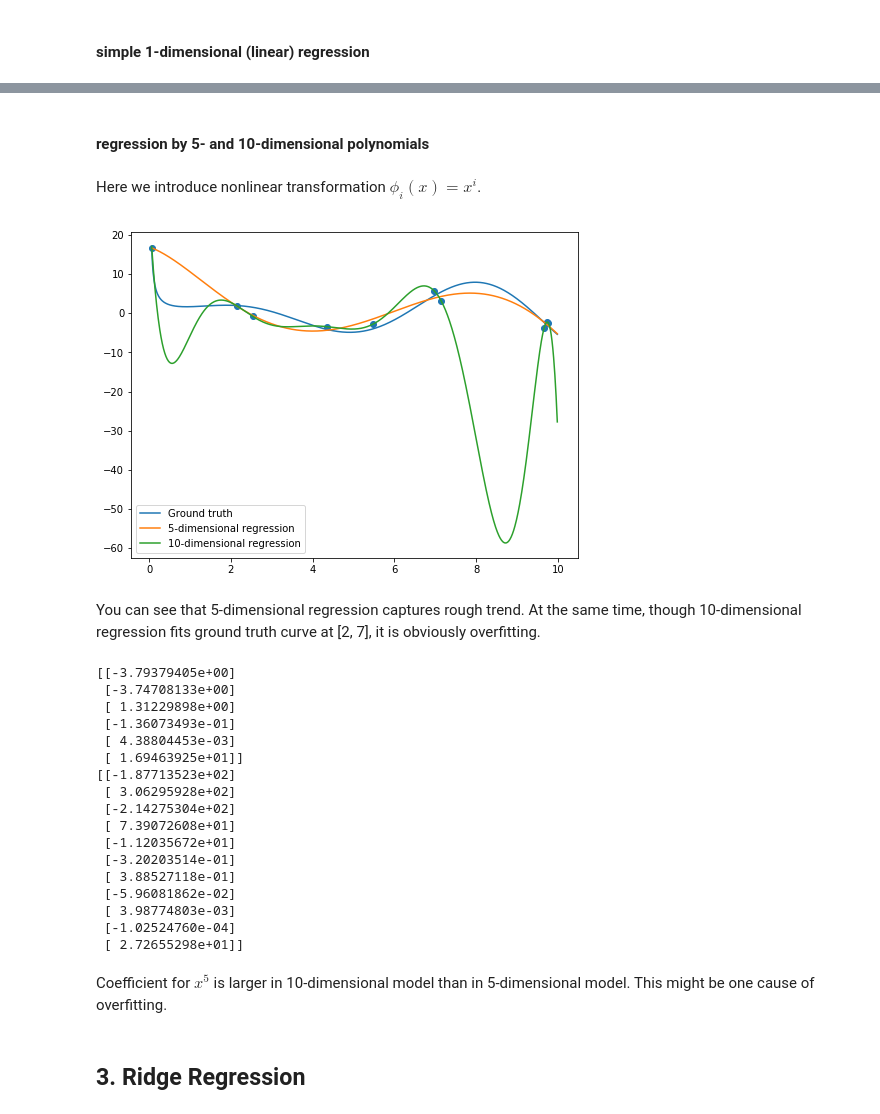
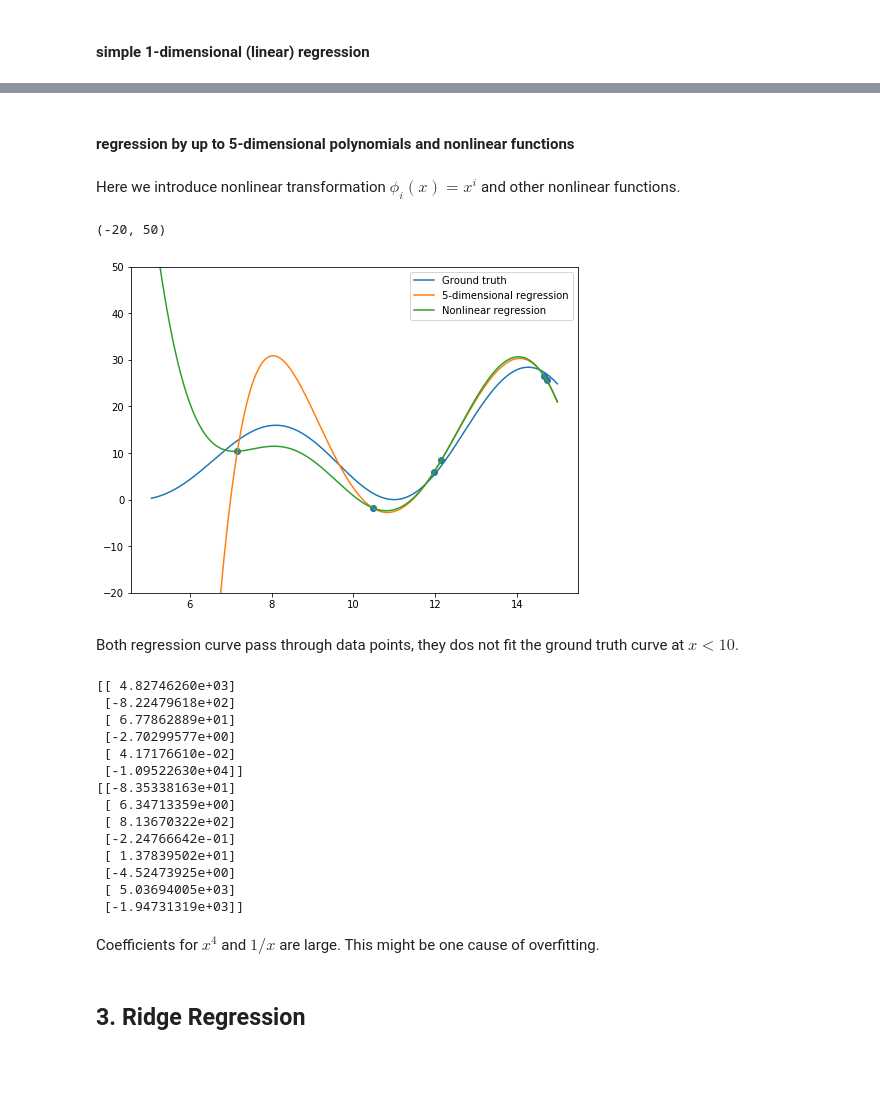
Before and after one commit to yuinityk/ML-impl, a Jupyter notebook: BayesianRegression/BayesReg.ipynb, the cells around one changed output, grey strips where cells are left out. Cells and saved outputs as stored; diff of their text form; code cells hidden in the pictures; blank space fills up the shorter version.

```diff
--- a/BayesianRegression/BayesReg.ipynb
+++ b/BayesianRegression/BayesReg.ipynb
@@ -119,59 +120,56 @@ _=plt.plot(X_truth, y_pred.T)
 # %% [markdown]
-#### regression by 5- and 10-dimensional polynomials
+#### regression by up to 5-dimensional polynomials and nonlinear functions
 # %% [markdown]
-Here we introduce nonlinear transformation $\phi_{i}(x)=x^{i}$.
+Here we introduce nonlinear transformation $\phi_{i}(x)=x^{i}$ and other nonlinear functions.
 # %%
 X_5d = np.concatenate((X, X**2, X**3, X**4, X**5), axis=1)
-X_10d = np.concatenate((X, X**2, X**3, X**4, X**5, X**6, X**7, X**8, X**9, X**10), axis=1)
+X_nlf = np.concatenate((X, X**2, np.log(X), X**3, np.sin(X), np.cos(X), 1/X), axis=1)
 X_truth_5d = np.concatenate((X_truth, X_truth**2, X_truth**3, X_truth**4, X_truth**5), axis=1)
-X_truth_10d = np.concatenate((X_truth, X_truth**2, X_truth**3,
-                             X_truth**4, X_truth**5, X_truth**6,
-                             X_truth**7, X_truth**8, X_truth**9,
-                             X_truth**10), axis=1)
+X_truth_nlf = np.concatenate((X_truth, X_truth**2, np.log(X_truth),
+                             X_truth**3, np.sin(X_truth), np.cos(X_truth),
+                             1/X_truth), axis=1)
 # %%
 lr_5 = LinearRegressor()
-lr_10 = LinearRegressor()
+lr_nlf = LinearRegressor()
 # %%
 lr_5.fit(X_5d.T, y)
-lr_10.fit(X_10d.T, y)
+lr_nlf.fit(X_nlf.T, y)
 # %%
 y_pred_5 = lr_5.predict(X_truth_5d.T)
-y_pred_10 = lr_10.predict(X_truth_10d.T)
+y_pred_nlf = lr_nlf.predict(X_truth_nlf.T)
 # %%
 fig, ax = plt.subplots(figsize=(8,6))
 ax.scatter(X, y)
 ax.plot(X_truth, y_truth, label="Ground truth")
 ax.plot(X_truth, y_pred_5.T, label="5-dimensional regression")
-ax.plot(X_truth, y_pred_10.T, label="10-dimensional regression")
+ax.plot(X_truth, y_pred_nlf.T, label="Nonlinear regression")
 _ = ax.legend()
+ax.set_ylim(-20,50)
 # %% [output]
+(-20, 50)
-[figure, old version]
+[figure, new version]
-# %% [markdown]
-You can see that 5-dimensional regression captures rough trend.
-At the same time, though 10-dimensional regression fits ground truth curve at [2, 7], it is obviously overfitting.
+# %% [markdown]
+Both regression curve pass through data points, they dos not fit the ground truth curve at $x<10$.
 # %%
 print(lr_5.w)
-print(lr_10.w)
+print(lr_nlf.w)
 # %% [output]
-[[-3.79379405e+00]
- [-3.74708133e+00]
- [ 1.31229898e+00]
- [-1.36073493e-01]
- [ 4.38804453e-03]
- [ 1.69463925e+01]]
-[[-1.87713523e+02]
- [ 3.06295928e+02]
- [-2.14275304e+02]
- [ 7.39072608e+01]
- [-1.12035672e+01]
- [-3.20203514e-01]
- [ 3.88527118e-01]
- [-5.96081862e-02]
- [ 3.98774803e-03]
- [-1.02524760e-04]
- [ 2.72655298e+01]]
+[[ 4.82746260e+03]
+ [-8.22479618e+02]
+ [ 6.77862889e+01]
+ [-2.70299577e+00]
+ [ 4.17176610e-02]
+ [-1.09522630e+04]]
+[[-8.35338163e+01]
+ [ 6.34713359e+00]
+ [ 8.13670322e+02]
+ [-2.24766642e-01]
+ [ 1.37839502e+01]
+ [-4.52473925e+00]
+ [ 5.03694005e+03]
+ [-1.94731319e+03]]
 # %% [markdown]
-Coefficient for $x^5$ is larger in 10-dimensional model than in 5-dimensional model. This might be one cause of overfitting.
+Coefficients for $x^4$ and $1/x$ are large. This might be one cause of overfitting.
 # %% [markdown]
 ## 3. Ridge Regression
 # %% [markdown]
```
Also changed, not shown: parts of 29 cells of this notebook.
